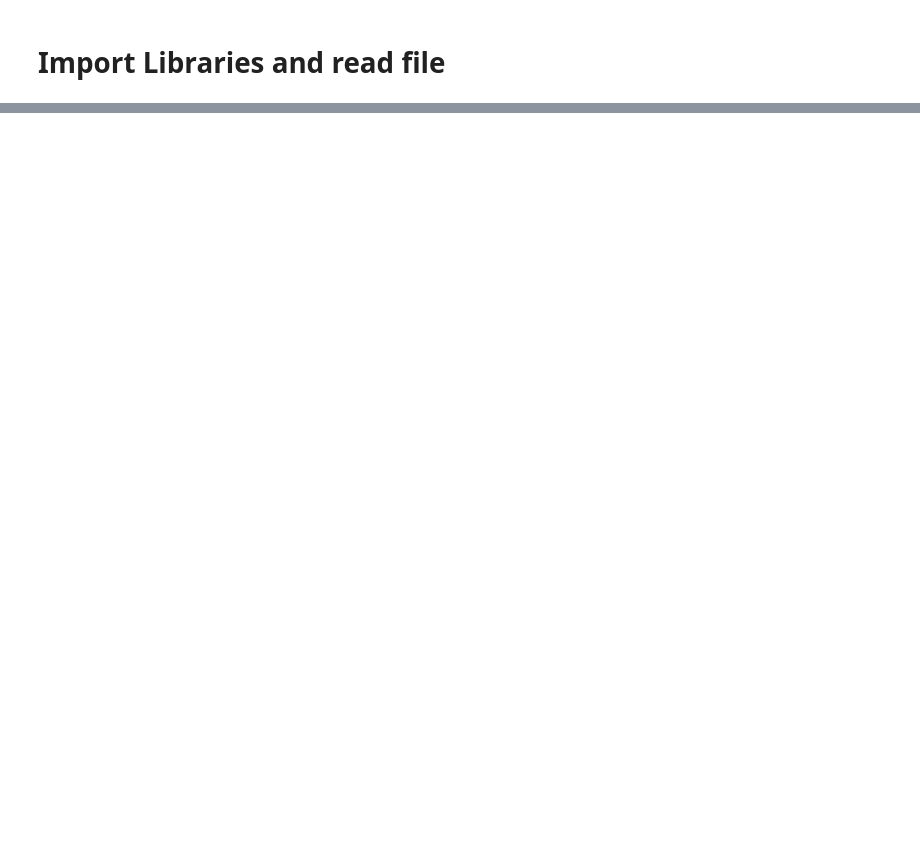
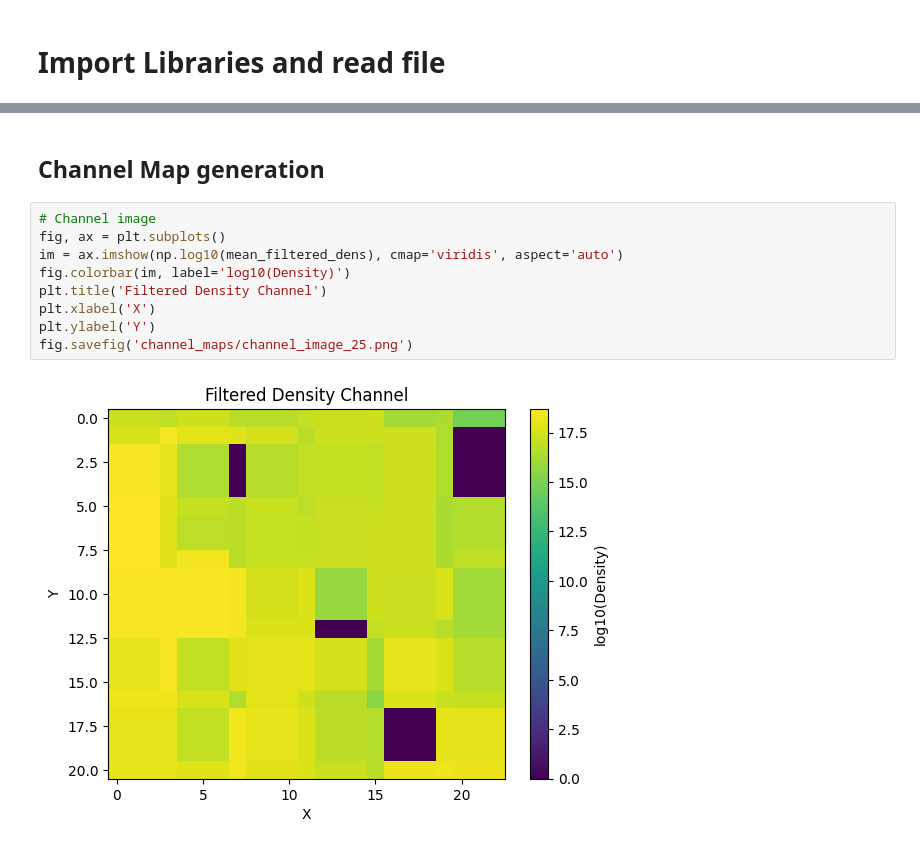
Before and after one commit to Joycelyn-Chen/AstroSegTrack, a Jupyter notebook: analysis/V_LoS_channel_map.ipynb, the cells around one changed output, grey strips where cells are left out. Cells and saved outputs as stored; diff of their text form; blank space fills up the shorter version.

```diff
--- a/analysis/V_LoS_channel_map.ipynb
+++ b/analysis/V_LoS_channel_map.ipynb
@@ -27,0 +116,13 @@ Error:
+# %% [markdown]
+## Channel Map generation
+# %%
+# Channel image
+fig, ax = plt.subplots()
+im = ax.imshow(np.log10(mean_filtered_dens), cmap='viridis', aspect='auto')
+fig.colorbar(im, label='log10(Density)')
+plt.title('Filtered Density Channel')
+plt.xlabel('X')
+plt.ylabel('Y')
+fig.savefig('channel_maps/channel_image_25.png')
+# %% [output]
+[figure, added]
```
Also changed, not shown: parts of 8 cells of this notebook, 2 other files.
